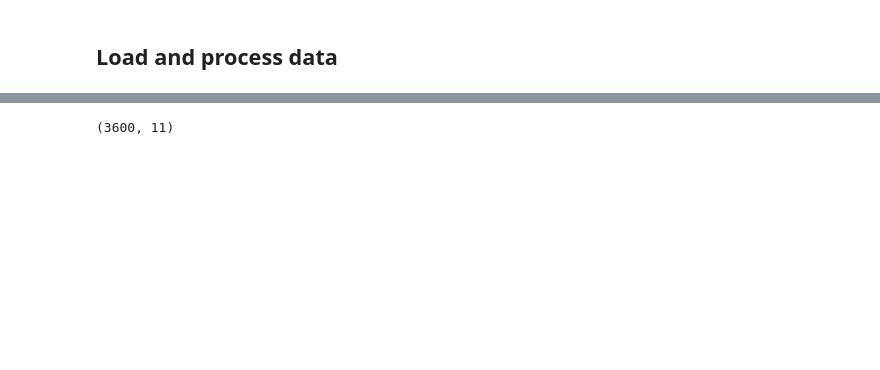
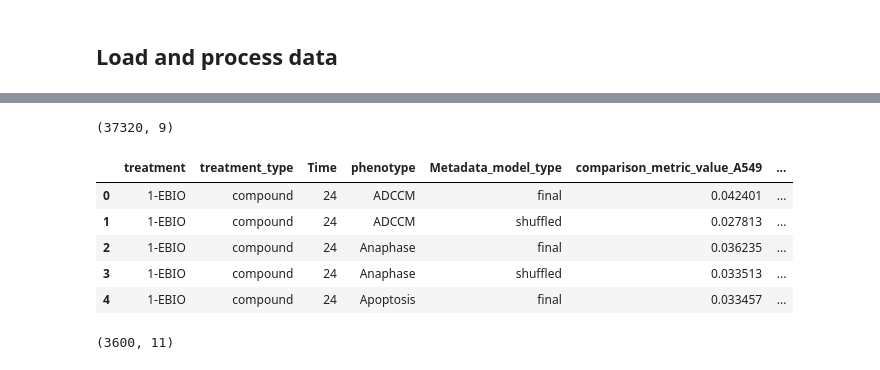
Before and after one commit to WayScience/phenotypic_profiling, a Jupyter notebook: 3.evaluate_model/process_jump_phenotype_profiles.ipynb, the cells around one changed output, grey strips where cells are left out. Drawn from its saved outputs; the diff is of its cells as text; code cells hidden in the pictures; blank space fills up the shorter version.

```diff
--- a/3.evaluate_model/process_jump_phenotype_profiles.ipynb
+++ b/3.evaluate_model/process_jump_phenotype_profiles.ipynb
@@ -45,6 +75,7 @@ n_top_results_to_explore = 10
 # Set output files
 output_dir = "jump_phenotype_profiles"
 
+cell_type_time_comparison_file = pathlib.Path(output_dir, "jump_compare_cell_types_and_time_across_phenotypes.tsv.gz")
 top_results_summary_file = pathlib.Path(output_dir, "jump_most_significant_phenotype_enrichment.tsv")
 final_jump_phenotype_file = pathlib.Path(output_dir, "jump_phenotype_profiles.tsv.gz")
 shuffled_jump_phenotype_file = pathlib.Path(output_dir, "jump_phenotype_profiles_shuffled.tsv.gz")
@@ -126,3 +103,55 @@ jump_pred_df.head()
+# %%
+# Process data to match treatments and scores across cell types
+jump_pred_compare_df = (
+    jump_pred_df
+    # Summarize replicate scores
+    .groupby([
+        "Cell_type",
+        "Time",
+        "treatment",
+        "treatment_type",
+        "Metadata_model_type",
+        "phenotype"
+    ])
+    .agg({
+        "comparison_metric_value": "mean",
+        "p_value": "mean"
+    })
+    .reset_index()
+    # Compare per treatment scores across cell types
+    .pivot(
+        index=[
+            "treatment",
+            "treatment_type",
+            "Time",
+            "phenotype",
+            "Metadata_model_type"
+        ],
+        columns="Cell_type",
+        values=[
+            "comparison_metric_value",
+            "p_value"
+        ]
+    )
+    .reset_index()
+)
+
+# Clen up column names
+jump_pred_compare_df.columns = jump_pred_compare_df.columns.map(lambda x: '_'.join(filter(None, x)))
+
+# Output file
+jump_pred_compare_df.to_csv(cell_type_time_comparison_file, sep="\t", index=False)
+
+print(jump_pred_compare_df.shape)
+jump_pred_compare_df.head()
+# %% [output]
+(37320, 9)
+|  | treatment | treatment_type | Time | phenotype | Metadata_model_type | comparison_metric_value_A549 | ... |
+| 0 | 1-EBIO | compound | 24 | ADCCM | final | 0.042401 | ... |
+| 1 | 1-EBIO | compound | 24 | ADCCM | shuffled | 0.027813 | ... |
+| 2 | 1-EBIO | compound | 24 | Anaphase | final | 0.036235 | ... |
+| 3 | 1-EBIO | compound | 24 | Anaphase | shuffled | 0.033513 | ... |
+| 4 | 1-EBIO | compound | 24 | Apoptosis | final | 0.033457 | ... |
 # %%
 # Focus on the top results for downstream interpretation
 jump_focused_top_results_df = (
```
Also changed, not shown: parts of 17 cells of this notebook, 1 other file.
